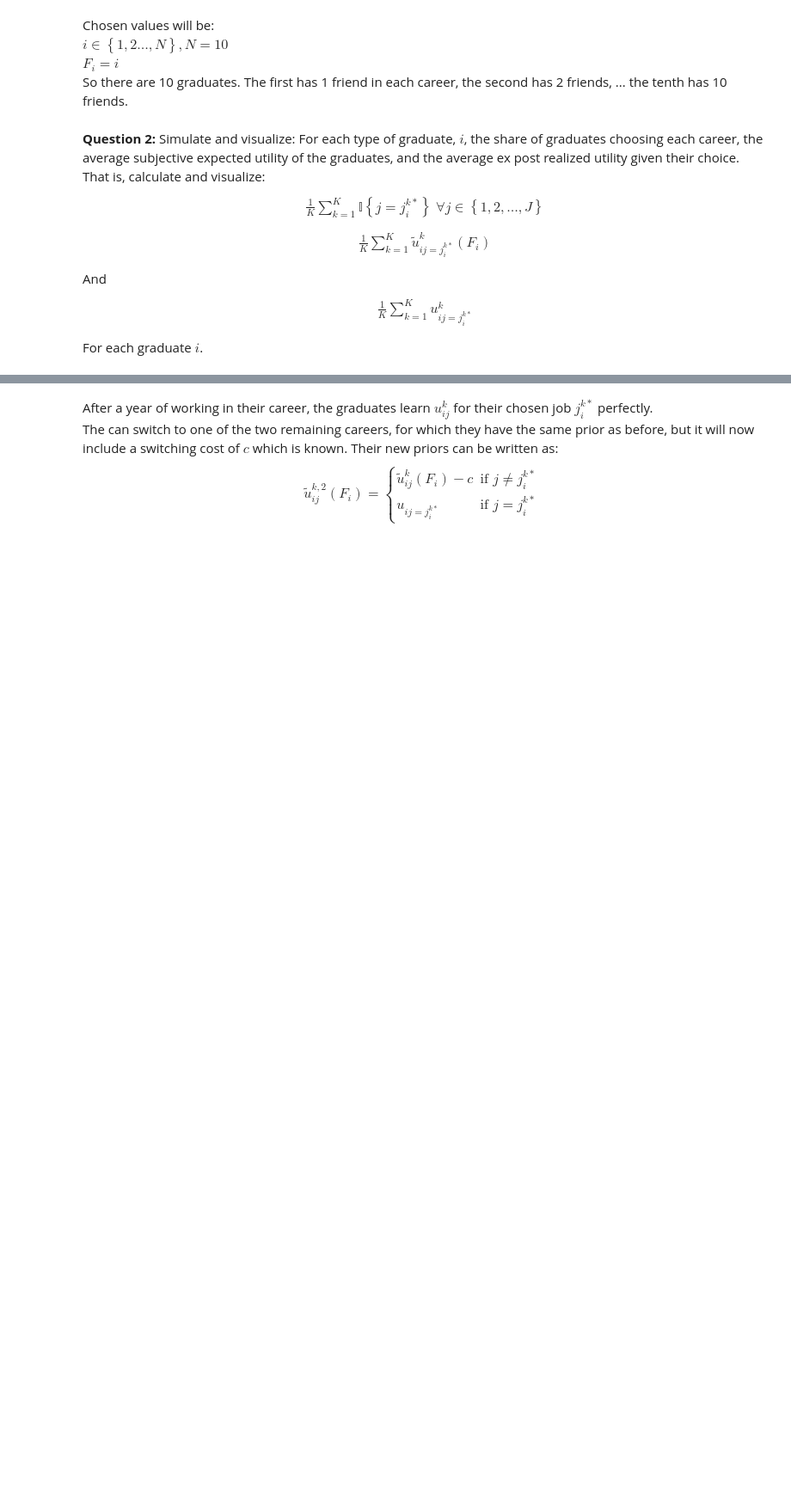
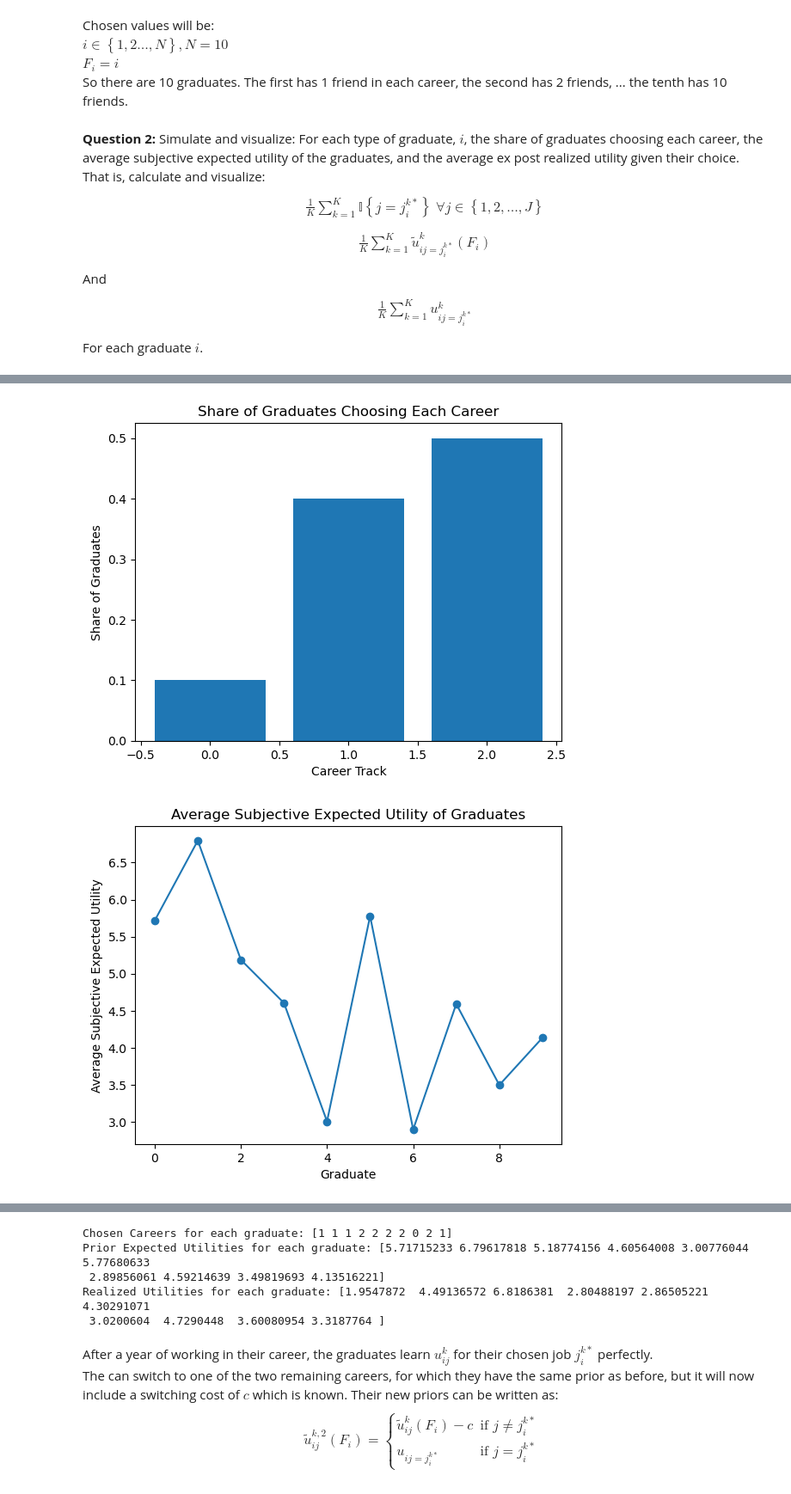
Before and after one commit to NumEconCopenhagen/projects-2024-mikkel-nikolas, a Jupyter notebook: Examproject/exam_2024.ipynb, the cells around one changed output, grey strips where cells are left out. Shown at 86% size. Drawn from its saved outputs; the diff is of its cells as text; code cells hidden in the pictures; blank space fills up the shorter version.

```diff
--- a/Examproject/exam_2024.ipynb
+++ b/Examproject/exam_2024.ipynb
@@ -424,0 +341,62 @@ plt.show()
+# %%
+import numpy as np
+import matplotlib.pyplot as plt
+from types import SimpleNamespace
+
+# Number of friends in each career for each graduate
+friends = np.arange(1, par.N + 1)
+
+# Initialize arrays to store results
+chosen_careers = np.zeros(par.N, dtype=int)
+prior_expected_utilities = np.zeros(par.N)
+realized_utilities = np.zeros(par.N)
+
+# Simulate for each graduate
+for i in range(par.N):
+    fi = friends[i]
+    prior_utility = np.zeros(par.J)
+
+    for j in range(par.J):
+        epsilon_friends = np.random.normal(0, par.sigma, fi)
+        prior_utility[j] = par.v[j] + np.mean(epsilon_friends)
+
+    epsilon_personal = np.random.normal(0, par.sigma, par.J)
+    utilities_personal = prior_utility + epsilon_personal
+
+    chosen_career = np.argmax(utilities_personal)
+    chosen_careers[i] = chosen_career
+    prior_expected_utilities[i] = utilities_personal[chosen_career]
+    realized_utilities[i] = par.v[chosen_career] + epsilon_personal[chosen_career]
+
+# Calculate the share of graduates choosing each career
+career_counts = np.bincount(chosen_careers, minlength=par.J) / par.N
+
+# Visualization
+# Share of graduates choosing each career
+plt.bar(range(par.J), career_counts)
+plt.xlabel('Career Track')
+plt.ylabel('Share of Graduates')
+plt.title('Share of Graduates Choosing Each Career')
+plt.show()
+
+# Average subjective expected utility of the graduates
+plt.plot(range(par.N), prior_expected_utilities, marker='o')
+plt.xlabel('Graduate')
+plt.ylabel('Average Subjective Expected Utility')
+plt.title('Average Subjective Expected Utility of Graduates')
+plt.show()
+
+# Average ex post realized utility of the graduates
+plt.plot(range(par.N), realized_utilities, marker='o')
+plt.xlabel('Graduate')
+plt.ylabel('Average Ex Post Realized Utility')
+plt.title('Average Ex Post Realized Utility of Graduates')
+plt.show()
+
+# Print the results
+print("Chosen Careers for each graduate:", chosen_careers)
+print("Prior Expected Utilities for each graduate:", prior_expected_utilities)
+print("Realized Utilities for each graduate:", realized_utilities)
+# %% [output]
+[figure, added]
+[figure, added]
@@ -425,3 +404,8 @@ plt.show()
+Chosen Careers for each graduate: [1 1 1 2 2 2 2 0 2 1]
+Prior Expected Utilities for each graduate: [5.71715233 6.79617818 5.18774156 4.60564008 3.00776044 5.77680633
+ 2.89856061 4.59214639 3.49819693 4.13516221]
+Realized Utilities for each graduate: [1.9547872  4.49136572 6.8186381  2.80488197 2.86505221 4.30291071
+ 3.0200604  4.7290448  3.60080954 3.3187764 ]
 # %% [markdown]
 After a year of working in their career, the graduates learn $u^k_{ij}$ for their chosen job $j_i^{k*}$ perfectly. <br>
 The can switch to one of the two remaining careers, for which they have the same prior as before, but it will now include a switching cost of $c$ which is known.
```
Also changed, not shown: parts of 6 cells of this notebook.
